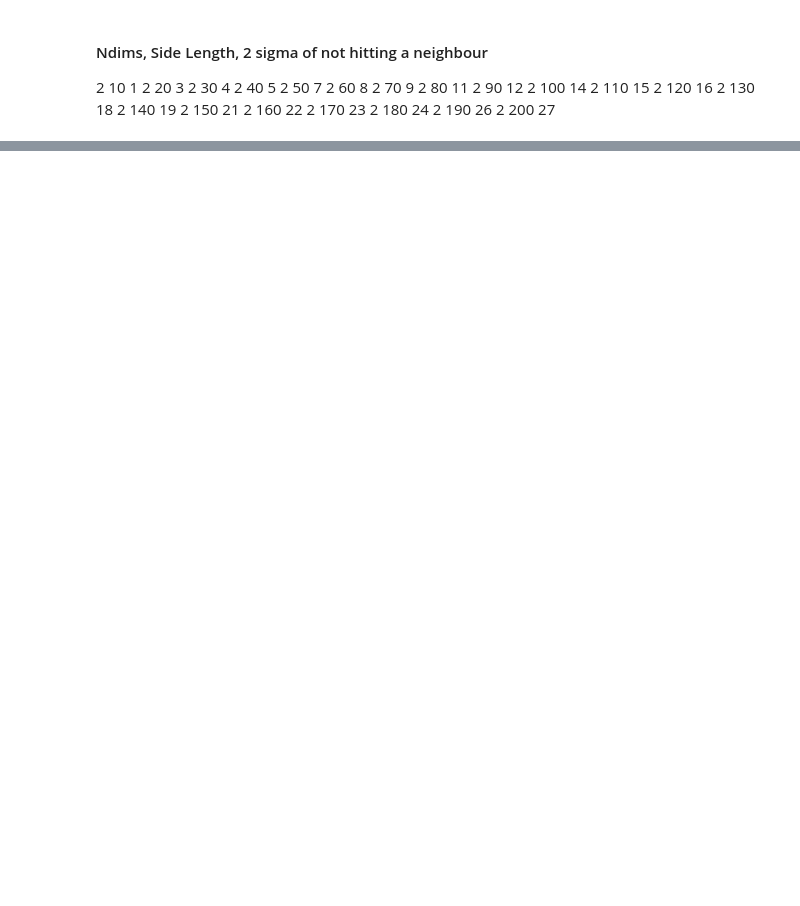
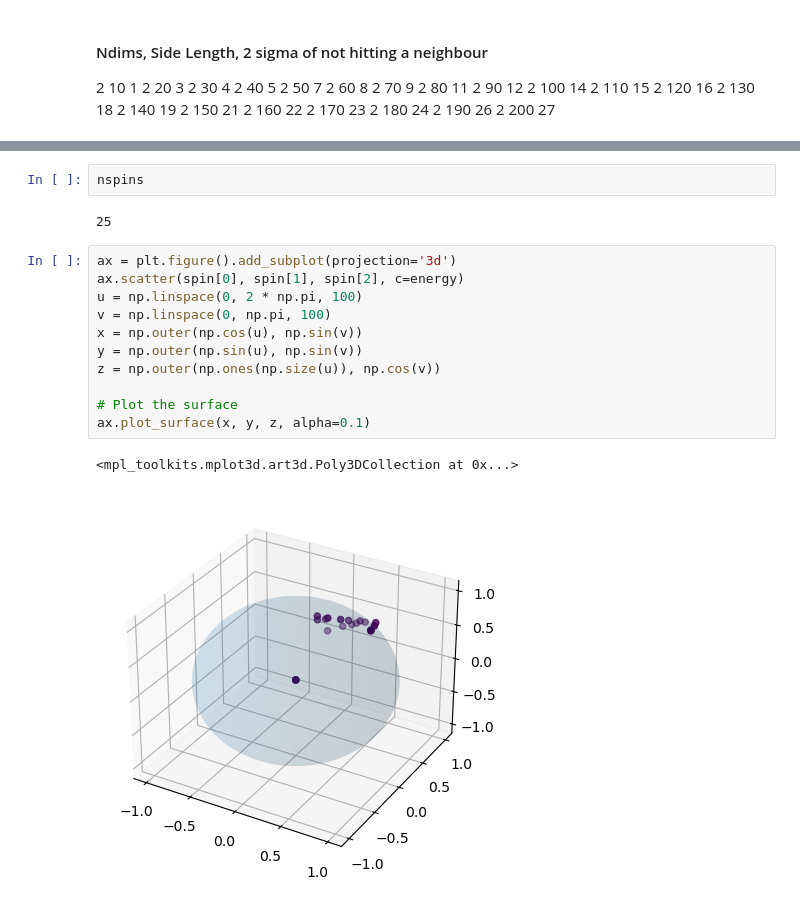
Before and after one commit to AsbjornPreuss/HPPC-2024, a Jupyter notebook: Final_project/Code/visual.ipynb, the cells around one changed output, grey strips where cells are left out. Saved outputs shown, nothing was run; the diff lists cells and outputs as text; blank space fills up the shorter version.

```diff
--- a/Final_project/Code/visual.ipynb
+++ b/Final_project/Code/visual.ipynb
@@ -147,0 +156,18 @@ plt.plot(Nsize,two_sigma_limits,'.-')
+# %%
+nspins
+# %% [output]
+25
+# %%
+ax = plt.figure().add_subplot(projection='3d')
+ax.scatter(spin[0], spin[1], spin[2], c=energy)
+u = np.linspace(0, 2 * np.pi, 100)
+v = np.linspace(0, np.pi, 100)
+x = np.outer(np.cos(u), np.sin(v))
+y = np.outer(np.sin(u), np.sin(v))
+z = np.outer(np.ones(np.size(u)), np.cos(v))
+
+# Plot the surface
+ax.plot_surface(x, y, z, alpha=0.1)
+# %% [output]
+<mpl_toolkits.mplot3d.art3d.Poly3DCollection at 0x...>
+[figure, added]
```
Also changed, not shown: parts of 14 cells of this notebook.
